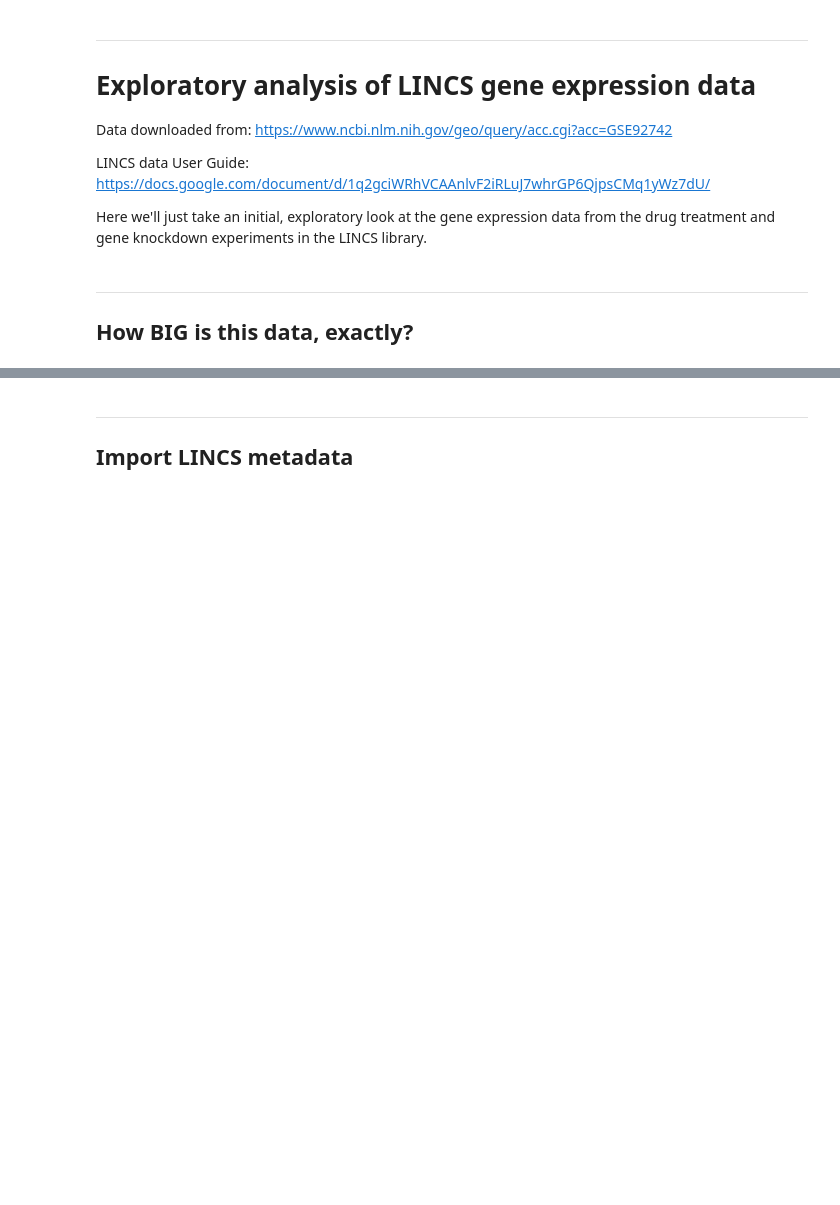
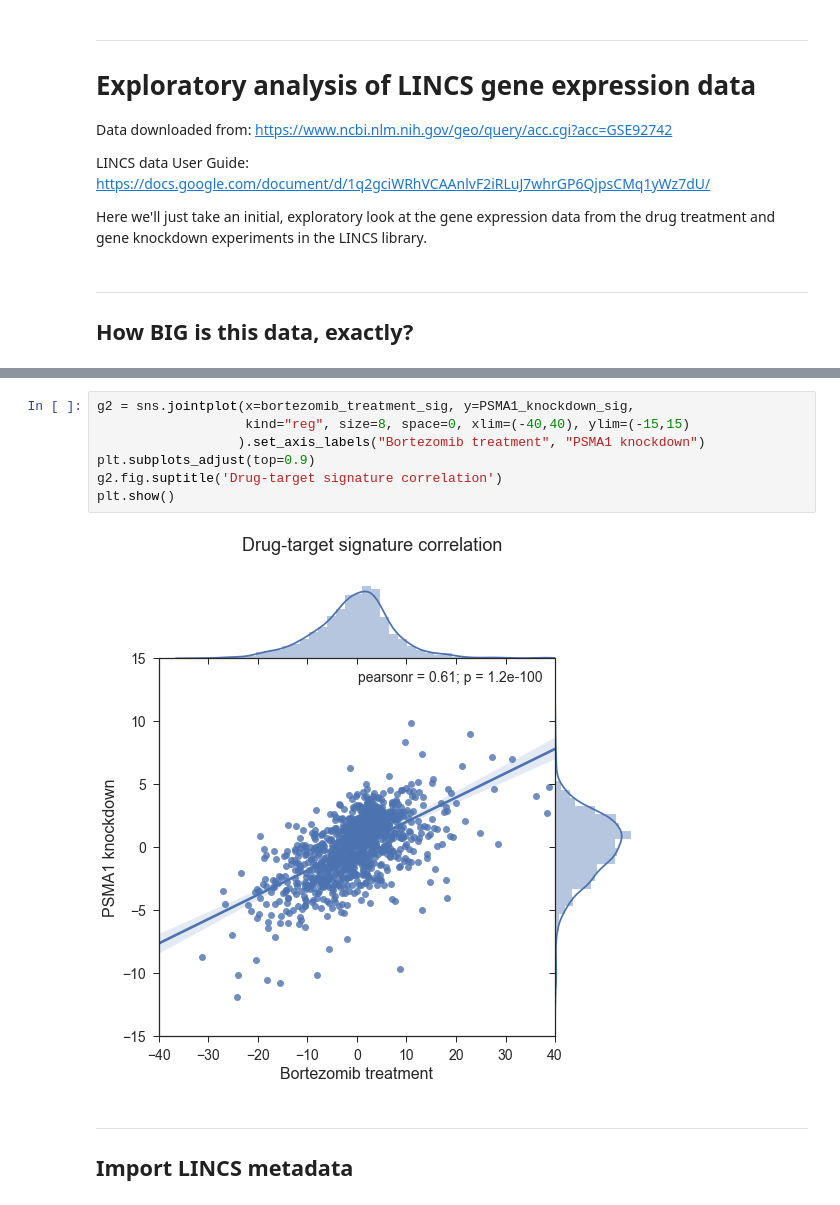
Before and after one commit to npabon/LINCS_target_prediction, a Jupyter notebook: LINCS_data_exploration.ipynb, the cells around one changed output, grey strips where cells are left out. Cells and saved outputs as stored; diff of their text form; blank space fills up the shorter version.

```diff
--- a/LINCS_data_exploration.ipynb
+++ b/LINCS_data_exploration.ipynb
@@ -72,3 +118,12 @@ LINCS gene expression data:              29.2 GB
+# %%
+g2 = sns.jointplot(x=bortezomib_treatment_sig, y=PSMA1_knockdown_sig,
+                   kind="reg", size=8, space=0, xlim=(-40,40), ylim=(-15,15)
+                  ).set_axis_labels("Bortezomib treatment", "PSMA1 knockdown")
+plt.subplots_adjust(top=0.9)
+g2.fig.suptitle('Drug-target signature correlation')
+plt.show()
+# %% [output]
+[figure, added]
 # %% [markdown]
 ___
 ## Import LINCS metadata
```
Also changed, not shown: parts of 11 cells of this notebook.
